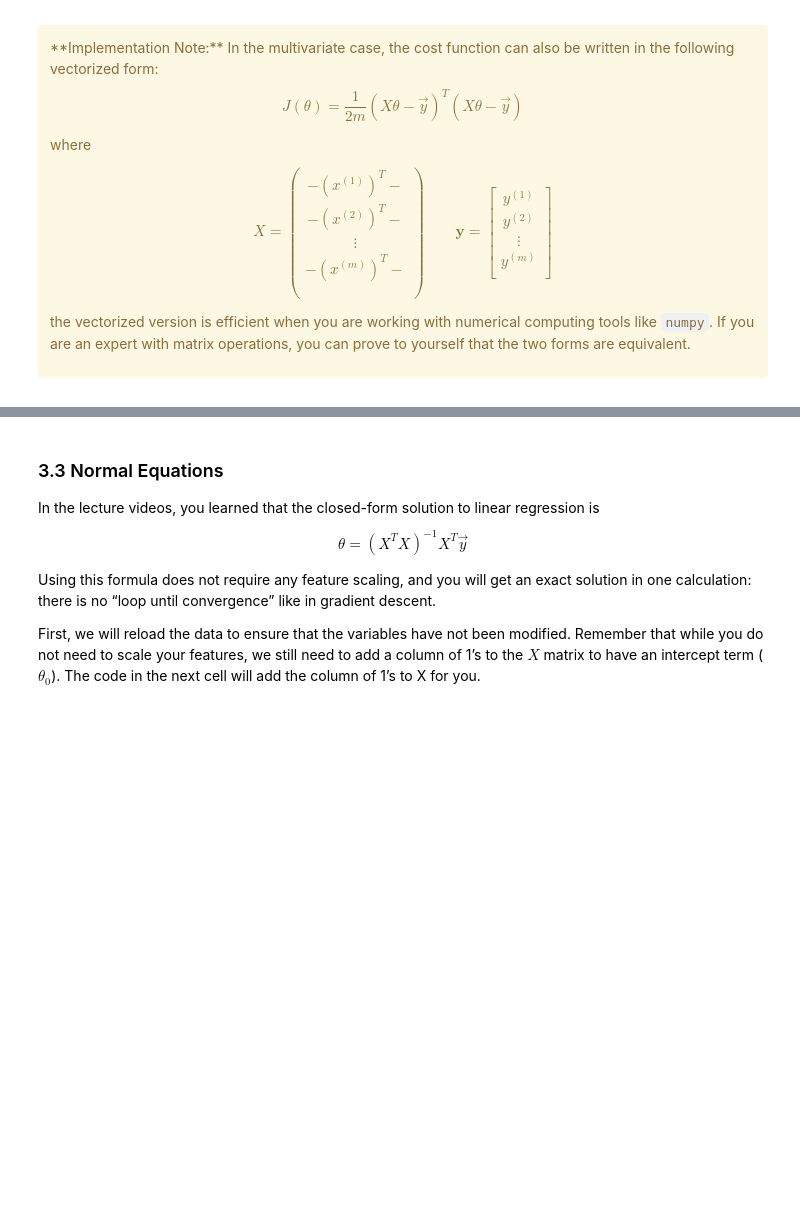
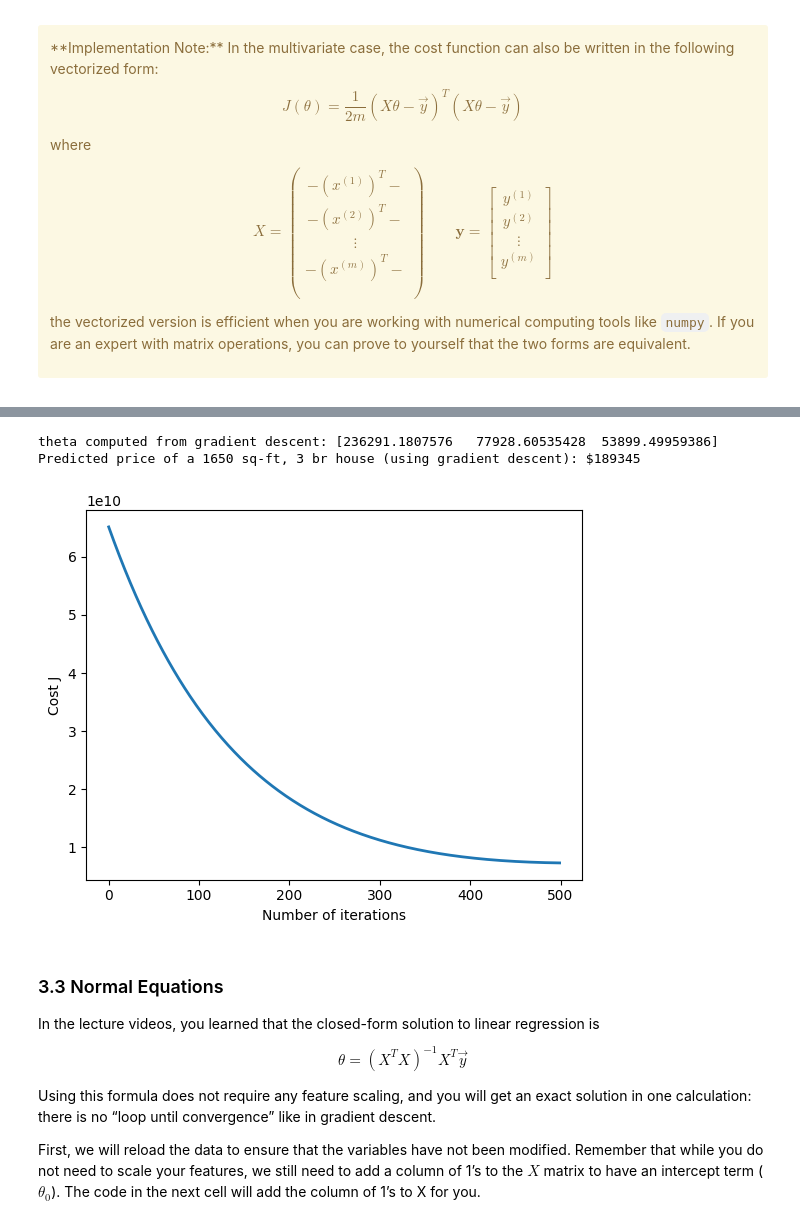
Before and after one commit to HerzogVonWiesel/Uni, a Jupyter notebook: MLIA23/exercise_1/exercise_1.ipynb, the cells around one changed output, grey strips where cells are left out. Saved outputs shown, nothing was run; the diff lists cells and outputs as text; code cells hidden in the pictures; blank space fills up the shorter version.

```diff
--- a/MLIA23/exercise_1/exercise_1.ipynb
+++ b/MLIA23/exercise_1/exercise_1.ipynb
@@ -530,8 +603,19 @@ def  featureNormalize(X):
     sigma = np.zeros(X.shape[1])
 
     # =========================== YOUR CODE HERE =====================
+    for i in range(X.shape[1]):
+        mu[i] = np.mean(X[:, i])
 
+    for i in range(X.shape[0]):
+        for j in range(X.shape[1]):
+            X_norm[i, j] = X[i, j]-mu[j]
 
+    for i in range(X.shape[1]):
+        sigma[i] = np.std(X_norm[:, i])
+
+    for i in range(X.shape[0]):
+        for j in range(X.shape[1]):
+            X_norm[i, j] = X_norm[i, j]/sigma[j]
     # ================================================================
     return X_norm, mu, sigma
 # %% [markdown]
@@ -610,7 +713,12 @@ def computeCostMulti(X, y, theta):
     J = 0
 
     # ======================= YOUR CODE HERE ===========================
-
+    for i in range(m):
+        lin_reg_val = 0
+        for j in range(theta.size):
+            lin_reg_val += pow(X[i, j], j)*theta[j]
+        J += pow(lin_reg_val-y[i], 2)
+    J *= 1/(2*m)
 
     # ==================================================================
     return J
@@ -664,7 +772,18 @@ def gradientDescentMulti(X, y, theta, alpha, num_iters):
 
     for i in range(num_iters):
         # ======================= YOUR CODE HERE ==========================
-
+        step = 0
+        new_theta = np.zeros(theta.size)
+        for j in range(theta.size):
+            for i in range(m):
+                lin_reg_val = 0
+                for t in range(theta.size):
+                    lin_reg_val += pow(X[i, t], t)*theta[t]
+                step += (lin_reg_val-y[i])*X[i, j]
+            step *= alpha/m
+            new_theta[j] = theta[j]-step
+        for t in range(theta.size):
+            theta[t] = new_theta[t]
 
         # =================================================================
 
@@ -718,36 +837,43 @@ alpha and see which one gives you the best result.
 Finally, you should complete the code at the end to predict the price
 of a 1650 sq-ft, 3 br house.
 
 Hint
 ----
 At prediction, make sure you do the same feature normalization.
 """
 # Choose some alpha value - change this
-alpha = 0.1
-num_iters = 400
+alpha = 0.003
+num_iters = 500
 
 # init theta and run gradient descent
 theta = np.zeros(3)
 theta, J_history = gradientDescentMulti(X, y, theta, alpha, num_iters)
 
 # Plot the convergence graph
 pyplot.plot(np.arange(len(J_history)), J_history, lw=2)
 pyplot.xlabel('Number of iterations')
 pyplot.ylabel('Cost J')
 
 # Display the gradient descent's result
 print('theta computed from gradient descent: {:s}'.format(str(theta)))
 
 # Estimate the price of a 1650 sq-ft, 3 br house
 # ======================= YOUR CODE HERE ===========================
 # Recall that the first column of X is all-ones.
 # Thus, it does not need to be normalized.
+feat1 = (1650 - mu[0]) / sigma[0]
+feat2 = (3 - mu[1]) / sigma[1]
 
-price = 0   # You should change this
+
+price = np.dot([1, feat1, feat2], theta)
 
 # ===================================================================
 
 print('Predicted price of a 1650 sq-ft, 3 br house (using gradient descent): ${:.0f}'.format(price))
+# %% [output]
+theta computed from gradient descent: [236291.1807576   77928.60535428  53899.49959386]
+Predicted price of a 1650 sq-ft, 3 br house (using gradient descent): $189345
+[figure, added]
 # %% [markdown]
 <a id="section7"></a>
 ### 3.3 Normal Equations
```
Also changed, not shown: parts of 14 cells of this notebook, 15 other files.
